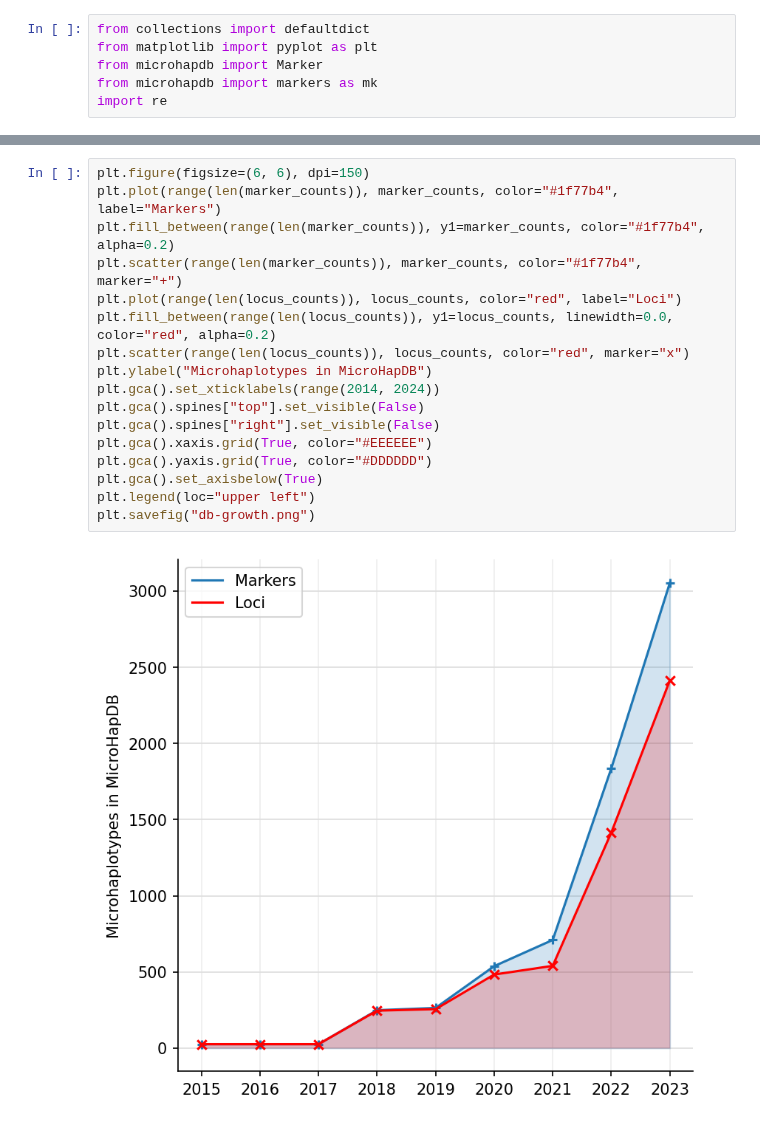
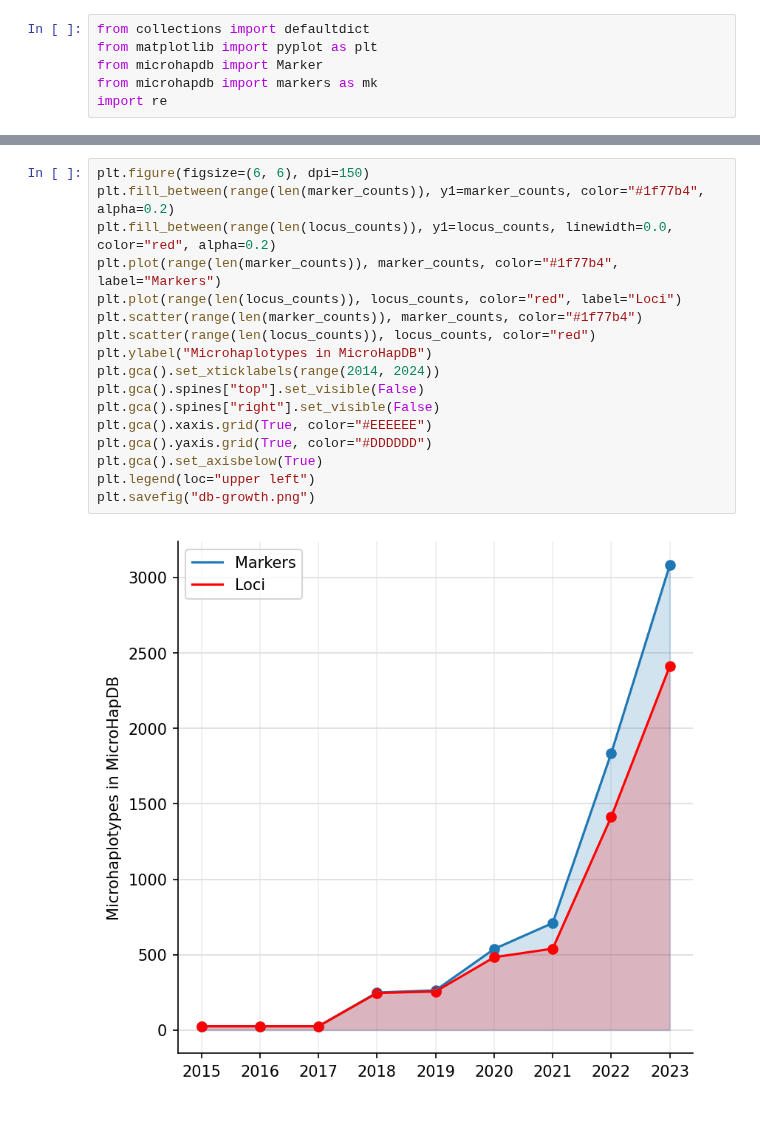
Before and after one commit to bioforensics/MicroHapDB, a Jupyter notebook: notebooks/db_growth.ipynb, the cells around one changed output, grey strips where cells are left out. Drawn from its saved outputs; the diff is of its cells as text.

```diff
--- a/notebooks/db_growth.ipynb
+++ b/notebooks/db_growth.ipynb
@@ -23,20 +23,20 @@ print(locus_counts)
 [26, 26, 26, 246, 256, 483, 540, 1414, 2413]
 # %%
 plt.figure(figsize=(6, 6), dpi=150)
+plt.fill_between(range(len(marker_counts)), y1=marker_counts, color="#1f77b4", alpha=0.2)
+plt.fill_between(range(len(locus_counts)), y1=locus_counts, linewidth=0.0, color="red", alpha=0.2)
 plt.plot(range(len(marker_counts)), marker_counts, color="#1f77b4", label="Markers")
-plt.fill_between(range(len(marker_counts)), y1=marker_counts, color="#1f77b4", alpha=0.2)
-plt.scatter(range(len(marker_counts)), marker_counts, color="#1f77b4", marker="+")
 plt.plot(range(len(locus_counts)), locus_counts, color="red", label="Loci")
-plt.fill_between(range(len(locus_counts)), y1=locus_counts, linewidth=0.0, color="red", alpha=0.2)
-plt.scatter(range(len(locus_counts)), locus_counts, color="red", marker="x")
+plt.scatter(range(len(marker_counts)), marker_counts, color="#1f77b4")
+plt.scatter(range(len(locus_counts)), locus_counts, color="red")
 plt.ylabel("Microhaplotypes in MicroHapDB")
 plt.gca().set_xticklabels(range(2014, 2024))
 plt.gca().spines["top"].set_visible(False)
 plt.gca().spines["right"].set_visible(False)
 plt.gca().xaxis.grid(True, color="#EEEEEE")
 plt.gca().yaxis.grid(True, color="#DDDDDD")
 plt.gca().set_axisbelow(True)
 plt.legend(loc="upper left")
 plt.savefig("db-growth.png")
 # %% [output]
-[figure, old version]
+[figure, new version]
```
Also changed, not shown: parts of 1 cell of this notebook, 3 other files.
